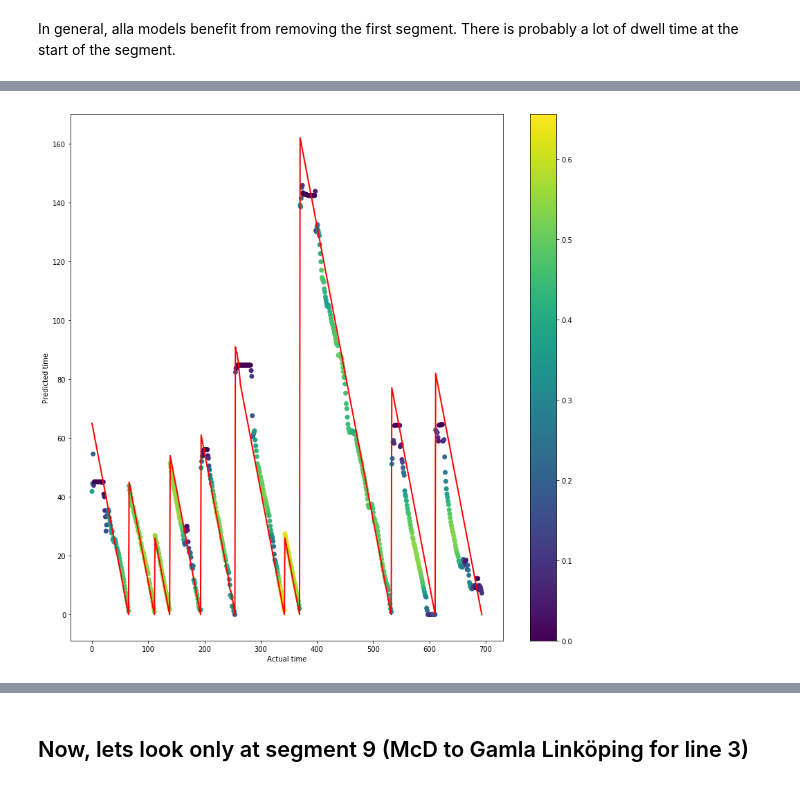
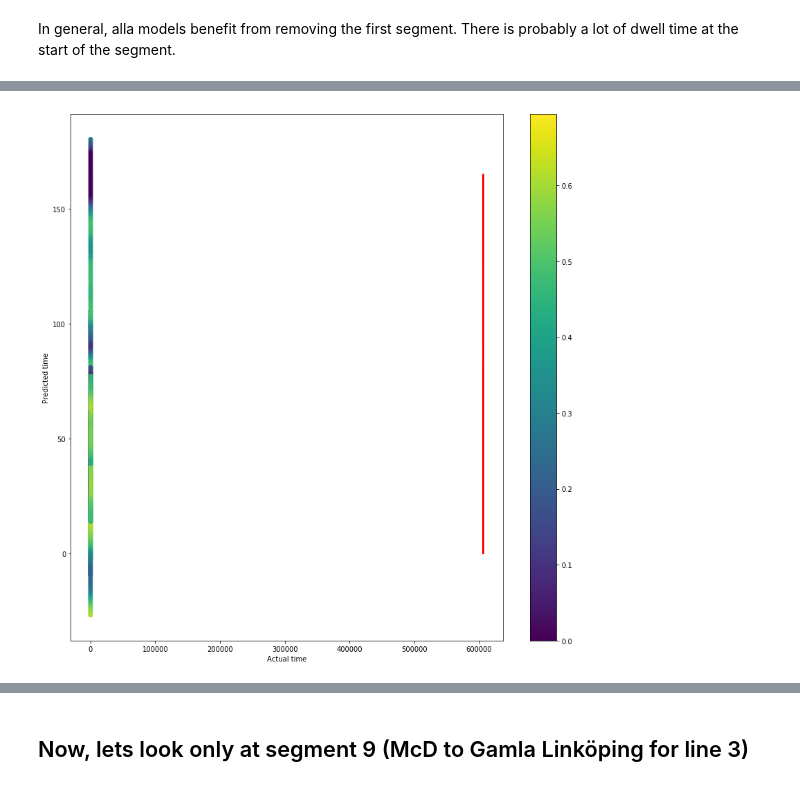
Before and after one commit to M20190649/TDDE19-bus-arrival-time, a Jupyter notebook: ANN/3. Model evaluation.ipynb, the cells around one changed output, grey strips where cells are left out. Saved outputs shown, nothing was run; the diff lists cells and outputs as text; code cells hidden in the pictures.

```diff
--- a/ANN/3. Model evaluation.ipynb
+++ b/ANN/3. Model evaluation.ipynb
@@ -14,5 +18,5 @@ Pick the name for your model
 # %%
-model_name = 'ANN_M2'
+model_name = 'ANN_M1'
 # %% [markdown]
 ## Load model and data
 # %%
@@ -80,6 +32,6 @@ model.evaluate(test_data.values, test_labels.values)
 # %% [markdown]
 ## Start by looking at an entire journey
 # %%
-journeys = test_input.journey.unique()
+journeys = data.journey.unique()
 # %% [markdown]
 Pick out a random journey
@@ -161,2 +79,7 @@ test_single_l = test_single_l.reset_index().drop(columns=['index'])
+# %%
+# Drop first segment, all journeys
+data_wo_first = data[data.seg != 1]
+
+one_journey_wo_first = data_wo_first[data_wo_first.journey == selected_journey]
 # %% [markdown]
 Evaluate model on all data
@@ -174,14 +90,11 @@ predictions_ = model.predict(test_single_d.values, batch_size=1, verbose=1)
 # %%
-plt.plot(test_single_l, color='red', linewidth=2, markersize=12)
-if 'speed' in model_to_predict.columns:
-    plt.scatter(range(len(predictions_)),predictions_, c=test_single_d['speed'].values)
-    plt.colorbar()
-else:
-    plt.plot(predictions_, color='green', linewidth=2, markersize=12)
+plt.plot(one_journey_wo_first.label, color='red', linewidth=2, markersize=12)
+plt.scatter(range(len(one_journey_wo_first.pred)),one_journey_wo_first.pred, c=one_journey_wo_first.speed.values)
+plt.colorbar()
 
 plt.ylabel('Predicted time')
 plt.xlabel('Actual time')
 plt.show()
-print('MAE:', model.evaluate(test_single_d.values, test_single_l.values))
+#print('MAE:', model.evaluate(test_single_d.values, test_single_l.values))
 # %% [output]
-[figure, old version]
+[figure, new version]
```
Also changed, not shown: parts of 25 cells of this notebook, 2 other files.
